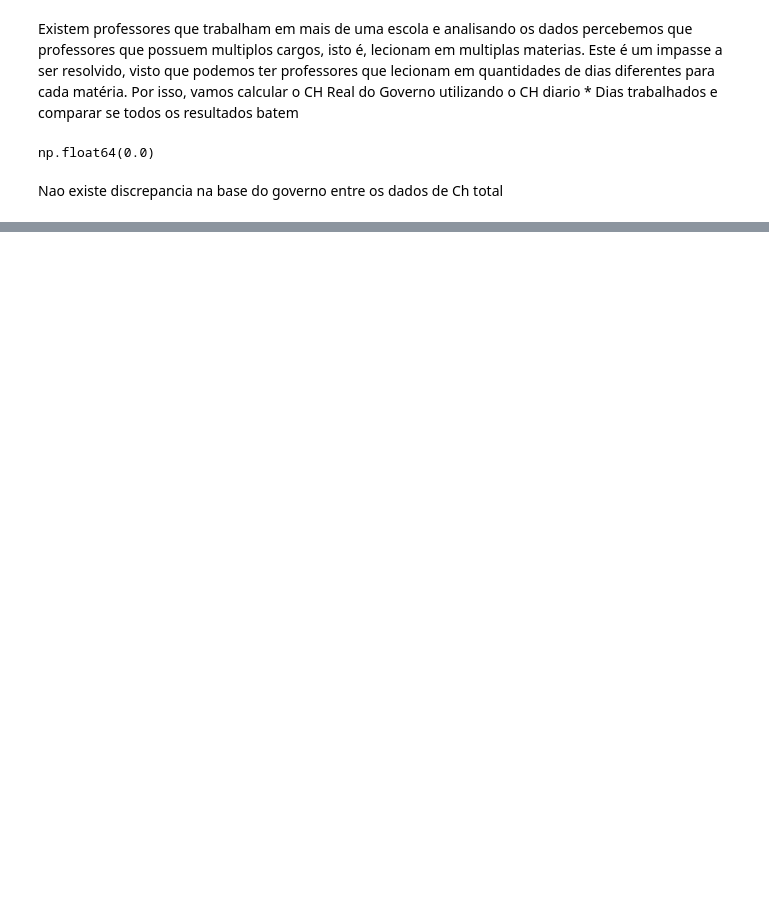
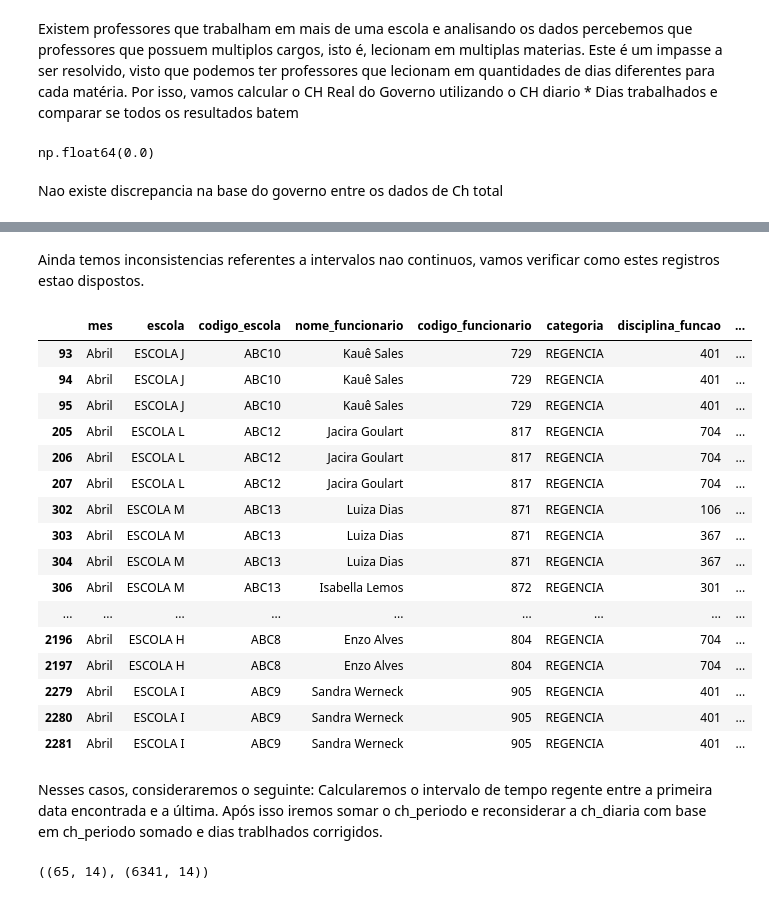
Before and after one commit to raulward/tec_case_tom_educacao, a Jupyter notebook: notebooks/main.ipynb, the cells around one changed output, grey strips where cells are left out. Saved outputs shown, nothing was run; the diff lists cells and outputs as text; code cells hidden in the pictures; blank space fills up the shorter version.

Commit message:
analysis with clean tables

```diff
--- a/notebooks/main.ipynb
+++ b/notebooks/main.ipynb
@@ -468,0 +465,2 @@ duplicatas
+# %%
+gov_payroll_copy = gov_payroll_copy.sort_values(agg_keys + ['periodo_ini'])
@@ -468,0 +490,7 @@ duplicatas
+# %%
+merged = (
+    gov_payroll_copy
+    .groupby(agg_keys, group_keys=False)
+    .apply(merge_continuous_dates)
+    .reset_index(drop=True)
+)
@@ -468,0 +508,14 @@ duplicatas
+# %%
+gov_payroll = merged
+# %%
+find_double_discipline = (
+    gov_payroll
+    .groupby(['mes', 'codigo_escola', 'codigo_funcionario', 'disciplina_funcao'])
+    .size()
+    .reset_index(name='n_ocorrencias')
+)
+
+double_or_more_ocurrencies = find_double_discipline[find_double_discipline['n_ocorrencias'] > 1]
+
+print(len(double_or_more_ocurrencies))
+double_or_more_ocurrencies
@@ -468,0 +541,43 @@ duplicatas
+# %% [markdown]
+Ainda temos inconsistencias referentes a intervalos nao continuos, vamos verificar como estes registros estao dispostos.
+# %%
+mask = (
+    (gov_payroll['mes'] == 'Abril') &
+    gov_payroll['codigo_escola'].isin(double_or_more_ocurrencies['codigo_escola']) &
+    gov_payroll['codigo_funcionario'].isin(double_or_more_ocurrencies['codigo_funcionario']) &
+    gov_payroll['disciplina_funcao'].isin(double_or_more_ocurrencies['disciplina_funcao'])
+)
+
+gov_payroll[mask]
+# %% [output]
+|  | mes | escola | codigo_escola | nome_funcionario | codigo_funcionario | categoria | disciplina_funcao | ... |
+| 93 | Abril | ESCOLA J | ABC10 | Kauê Sales | 729 | REGENCIA | 401 | ... |
+| 94 | Abril | ESCOLA J | ABC10 | Kauê Sales | 729 | REGENCIA | 401 | ... |
+| 95 | Abril | ESCOLA J | ABC10 | Kauê Sales | 729 | REGENCIA | 401 | ... |
+| 205 | Abril | ESCOLA L | ABC12 | Jacira Goulart | 817 | REGENCIA | 704 | ... |
+| 206 | Abril | ESCOLA L | ABC12 | Jacira Goulart | 817 | REGENCIA | 704 | ... |
+| 207 | Abril | ESCOLA L | ABC12 | Jacira Goulart | 817 | REGENCIA | 704 | ... |
+| 302 | Abril | ESCOLA M | ABC13 | Luiza Dias | 871 | REGENCIA | 106 | ... |
+| 303 | Abril | ESCOLA M | ABC13 | Luiza Dias | 871 | REGENCIA | 367 | ... |
+| 304 | Abril | ESCOLA M | ABC13 | Luiza Dias | 871 | REGENCIA | 367 | ... |
+| 306 | Abril | ESCOLA M | ABC13 | Isabella Lemos | 872 | REGENCIA | 301 | ... |
+| ... | ... | ... | ... | ... | ... | ... | ... | ... |
+| 2196 | Abril | ESCOLA H | ABC8 | Enzo Alves | 804 | REGENCIA | 704 | ... |
+| 2197 | Abril | ESCOLA H | ABC8 | Enzo Alves | 804 | REGENCIA | 704 | ... |
+| 2279 | Abril | ESCOLA I | ABC9 | Sandra Werneck | 905 | REGENCIA | 401 | ... |
+| 2280 | Abril | ESCOLA I | ABC9 | Sandra Werneck | 905 | REGENCIA | 401 | ... |
+| 2281 | Abril | ESCOLA I | ABC9 | Sandra Werneck | 905 | REGENCIA | 401 | ... |
+# %% [markdown]
+Nesses casos, consideraremos o seguinte: Calcularemos o intervalo de tempo regente entre a primeira data encontrada e a última. Após isso iremos somar o ch_periodo e reconsiderar a ch_diaria com base em ch_periodo somado e dias trablhados corrigidos.
+# %%
+dup_keys = double_or_more_ocurrencies[['mes','codigo_escola','codigo_funcionario','disciplina_funcao']]
+
+
+to_agg   = gov_payroll.merge(dup_keys, on=agg_keys, how='inner')
+to_keep  = gov_payroll.merge(dup_keys, on=agg_keys, how='left', indicator=True)
+to_keep  = to_keep[to_keep['_merge']=='left_only'].drop(columns=['_merge'])
+
+
+to_agg.shape,to_keep.shape
+# %% [output]
+((65, 14), (6341, 14))
```
Also changed, not shown: parts of 54 cells of this notebook.
